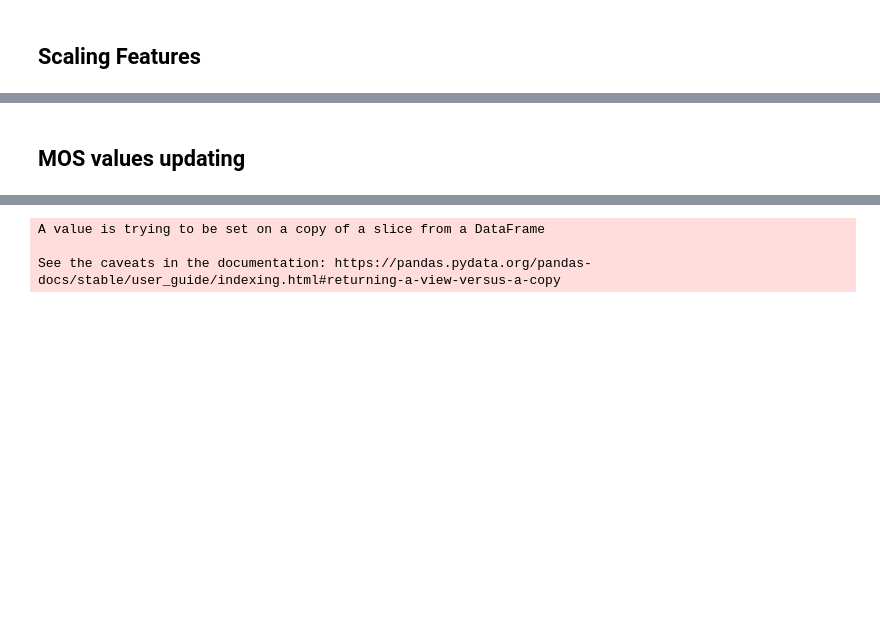
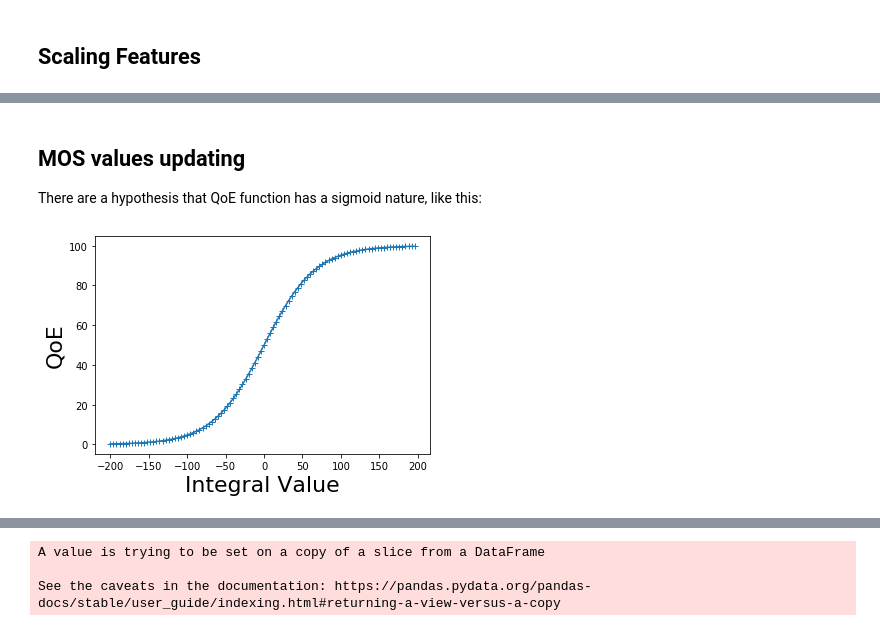
Before and after one commit to AleksandrIvchenko/QoE-assesment, a Jupyter notebook: Analysis_Waterloo-Part4.ipynb, the cells around one changed output, grey strips where cells are left out. Drawn from its saved outputs; the diff is of its cells as text; code cells hidden in the pictures; blank space fills up the shorter version.

```diff
--- a/Analysis_Waterloo-Part4.ipynb
+++ b/Analysis_Waterloo-Part4.ipynb
@@ -292,2 +259,28 @@ K-Nearest Neighbors Regression Performance: MAE test = 6.9833, MAE val = 6.8951
-# %% [markdown]
-## MOS values updating
+# %% [markdown]
+## MOS values updating
+
+There are a hypothesis that QoE function has a sigmoid nature, like this:
+# %%
+#Sigmoid hypothesis
+x = np.arange(-200, 200, 4).tolist()
+y = []
+
+b1 = 100 #Scaling factor, constant
+b2 = -0.03 #КSlope factor, also can be included in the weights in integral value V
+b3 = 200 #Offset along the Ox axis, entered into X itself.
+#x = summ (w.i * xi) - there is some kind of polynomial. b3 - the constant term
+#sigma = b1/(b2 + b3*exp(-x))
+def sigma(x):
+    sigma = 100/(1 + math.exp(b2*(x)))
+
+    return sigma
+
+y= list (map(lambda x : sigma(x), x))
+
+fig, ax = plt.subplots()
+ax.plot(x, y, '+', linestyle='solid')
+
+plt.xlabel('Integral Value', size = 22);
+plt.ylabel('QoE', size = 22);
+# %% [output]
+[figure, added]
```
Also changed, not shown: parts of 32 cells of this notebook.
